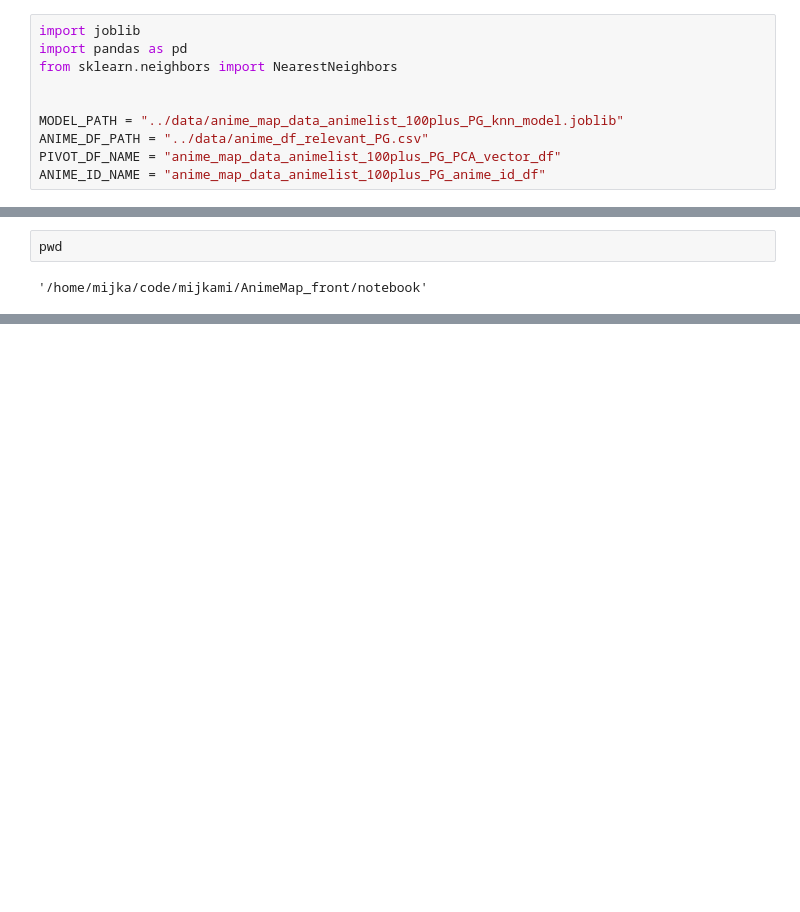
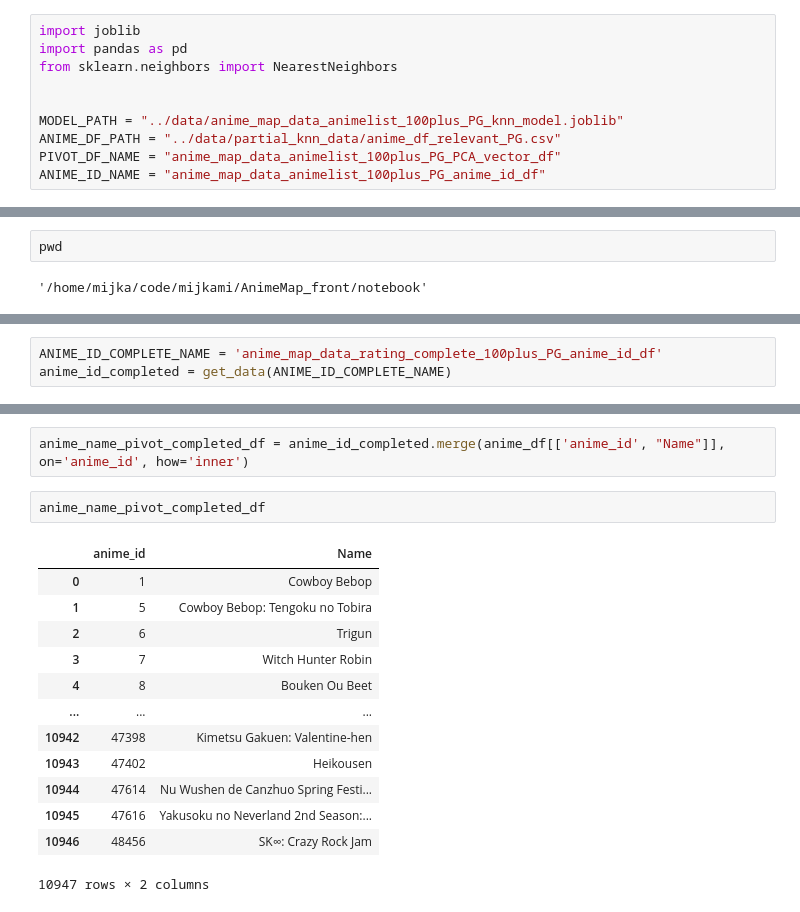
Before and after one commit to mijkami/AnimeMap_API, a Jupyter notebook: notebook/FrontEnd_Explo.ipynb, the cells around one changed output, grey strips where cells are left out. Saved outputs shown, nothing was run; the diff lists cells and outputs as text; blank space fills up the shorter version.

```diff
--- a/notebook/FrontEnd_Explo.ipynb
+++ b/notebook/FrontEnd_Explo.ipynb
@@ -13,7 +13,7 @@ from sklearn.neighbors import NearestNeighbors
 
 
 MODEL_PATH = "../data/anime_map_data_animelist_100plus_PG_knn_model.joblib"
-ANIME_DF_PATH = "../data/anime_df_relevant_PG.csv"
+ANIME_DF_PATH = "../data/partial_knn_data/anime_df_relevant_PG.csv"
 PIVOT_DF_NAME = "anime_map_data_animelist_100plus_PG_PCA_vector_df"
 ANIME_ID_NAME = "anime_map_data_animelist_100plus_PG_anime_id_df"
 # %%
@@ -229,0 +139,3 @@ recommendation_10PlusRatings('Naruto', 5)
+# %%
+ANIME_ID_COMPLETE_NAME = 'anime_map_data_rating_complete_100plus_PG_anime_id_df'
+anime_id_completed = get_data(ANIME_ID_COMPLETE_NAME)
@@ -229,0 +158,18 @@ recommendation_10PlusRatings('Naruto', 5)
+# %%
+anime_name_pivot_completed_df = anime_id_completed.merge(anime_df[['anime_id', "Name"]], on='anime_id', how='inner')
+# %%
+anime_name_pivot_completed_df
+# %% [output]
+|  | anime_id | Name |
+| 0 | 1 | Cowboy Bebop |
+| 1 | 5 | Cowboy Bebop: Tengoku no Tobira |
+| 2 | 6 | Trigun |
+| 3 | 7 | Witch Hunter Robin |
+| 4 | 8 | Bouken Ou Beet |
+| ... | ... | ... |
+| 10942 | 47398 | Kimetsu Gakuen: Valentine-hen |
+| 10943 | 47402 | Heikousen |
+| 10944 | 47614 | Nu Wushen de Canzhuo Spring Festi... |
+| 10945 | 47616 | Yakusoku no Neverland 2nd Season:... |
+| 10946 | 48456 | SK∞: Crazy Rock Jam |
+10947 rows × 2 columns
```
Also changed, not shown: parts of 41 cells of this notebook, 2 other files.
